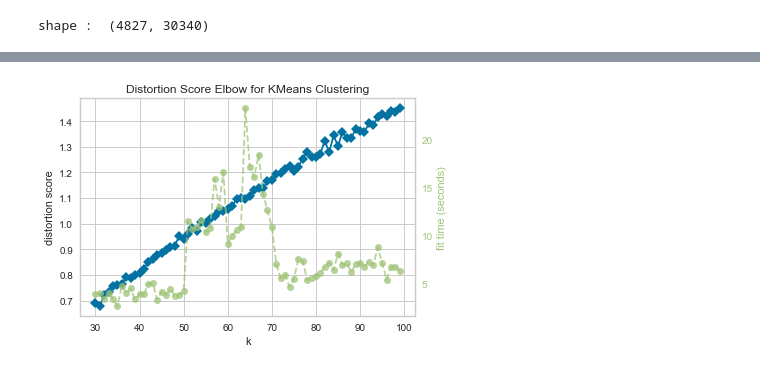
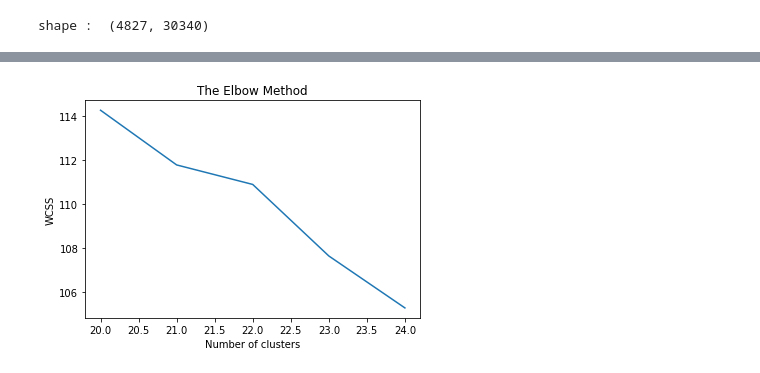
Before and after one commit to yewyew25/fyp2_project, a Jupyter notebook: Play.ipynb, the cells around one changed output, grey strips where cells are left out. Cells and saved outputs as stored; diff of their text form; code cells hidden in the pictures.

```diff
--- a/Play.ipynb
+++ b/Play.ipynb
@@ -35,12 +67,25 @@ data2D = svd.transform(x)
+# %%
+import matplotlib.pyplot as plt
+from sklearn.cluster import KMeans
+wcss = []
+for i in range(20,25):
+    kmeans = KMeans(n_clusters=i,init='k-means++',max_iter=300,n_init=10,random_state=0)
+    kmeans.fit(data2D)
+    wcss.append(kmeans.inertia_)
+plt.plot(range(20,25),wcss)
+plt.title('The Elbow Method')
+plt.xlabel('Number of clusters')
+plt.ylabel('WCSS')
+plt.savefig('elbow(k=20,25).png')
+plt.show()
+# %% [output]
+[figure, added]
 # %%
+from yellowbrick.cluster import KElbowVisualizer
 from sklearn.cluster import KMeans
-from yellowbrick.cluster import KElbowVisualizer
 
-# Instantiate the clustering model and visualizer
-model = KMeans()
-visualizer = KElbowVisualizer(model, k=(30, 100))
+kmeans = KMeans(init='k-means++',max_iter=100,n_init=10,random_state=0, verbose=True)
+visualizer = KElbowVisualizer(kmeans, k=(5,20), metric='calinski_harabaz')
 
 visualizer.fit(data2D)    # Fit the data to the visualizer
-visualizer.poof()
+visualizer.poof(outpath="elbow(K=10).png")
-# %% [output]
-[figure, removed]
```
Also changed, not shown: parts of 3 cells of this notebook, 25 other files.
